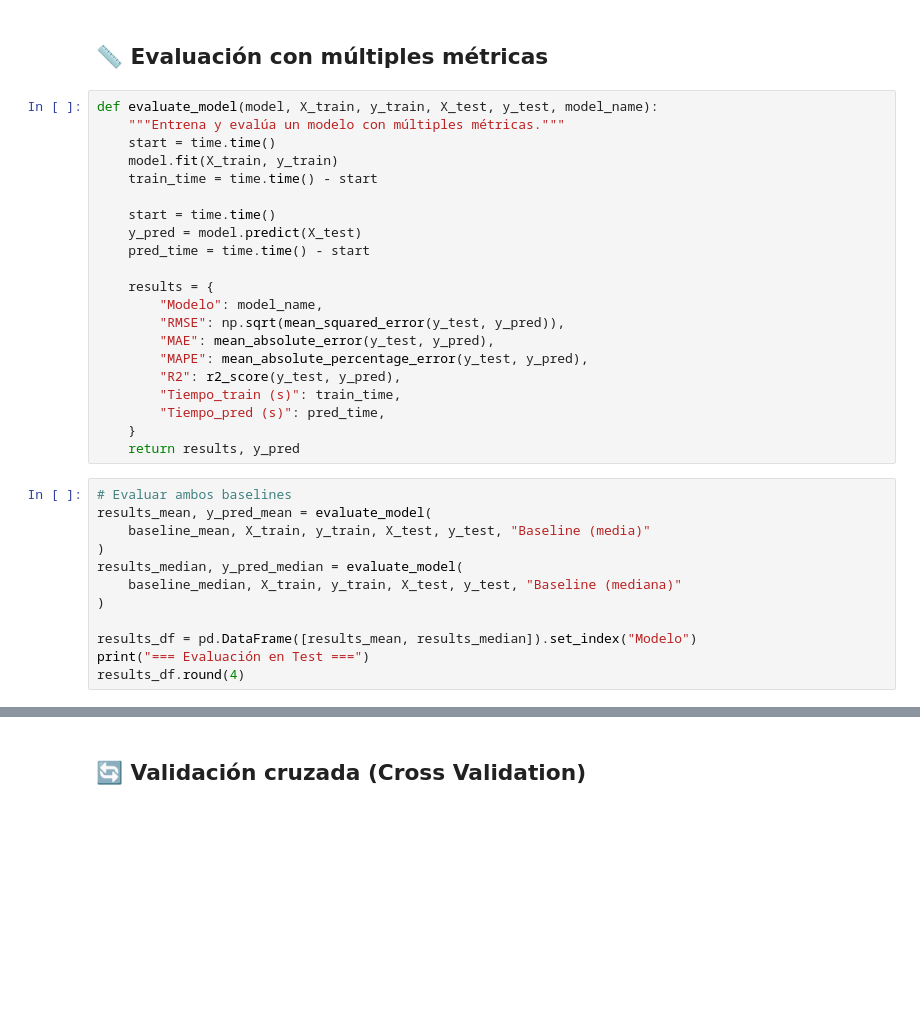
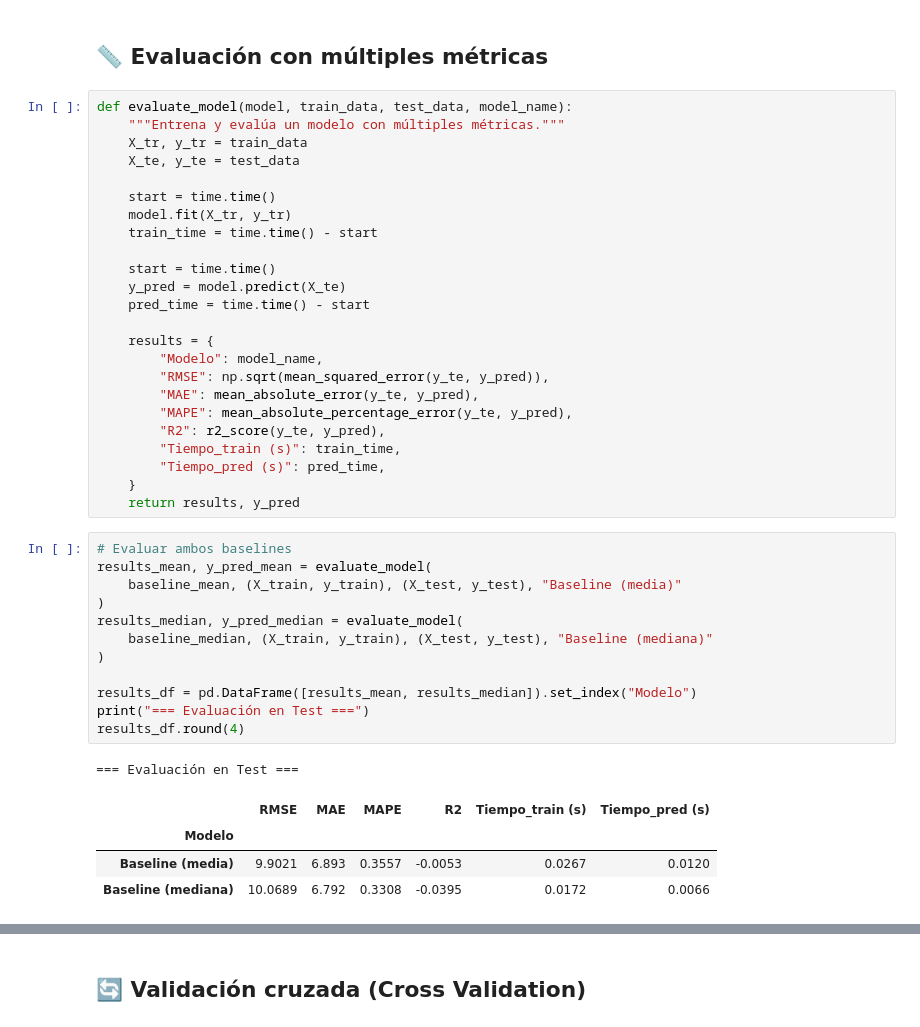
Before and after one commit to RafaGM1108/Boston_Home_Prices, a Jupyter notebook: notebooks/5-models/05_Modelo_Baseline.ipynb, the cells around one changed output, grey strips where cells are left out. Drawn from its saved outputs; the diff is of its cells as text; blank space fills up the shorter version.

```diff
--- a/notebooks/5-models/05_Modelo_Baseline.ipynb
+++ b/notebooks/5-models/05_Modelo_Baseline.ipynb
@@ -121,22 +163,25 @@ print(baseline_median)
 # %% [markdown]
 ## 📏 Evaluación con múltiples métricas
 # %%
-def evaluate_model(model, X_train, y_train, X_test, y_test, model_name):
+def evaluate_model(model, train_data, test_data, model_name):
     """Entrena y evalúa un modelo con múltiples métricas."""
+    X_tr, y_tr = train_data
+    X_te, y_te = test_data
+
     start = time.time()
-    model.fit(X_train, y_train)
+    model.fit(X_tr, y_tr)
     train_time = time.time() - start
 
     start = time.time()
-    y_pred = model.predict(X_test)
+    y_pred = model.predict(X_te)
     pred_time = time.time() - start
 
     results = {
         "Modelo": model_name,
-        "RMSE": np.sqrt(mean_squared_error(y_test, y_pred)),
-        "MAE": mean_absolute_error(y_test, y_pred),
-        "MAPE": mean_absolute_percentage_error(y_test, y_pred),
-        "R2": r2_score(y_test, y_pred),
+        "RMSE": np.sqrt(mean_squared_error(y_te, y_pred)),
+        "MAE": mean_absolute_error(y_te, y_pred),
+        "MAPE": mean_absolute_percentage_error(y_te, y_pred),
+        "R2": r2_score(y_te, y_pred),
         "Tiempo_train (s)": train_time,
         "Tiempo_pred (s)": pred_time,
     }
@@ -144,15 +189,21 @@ def evaluate_model(model, X_train, y_train, X_test, y_test, model_name):
 # %%
 # Evaluar ambos baselines
 results_mean, y_pred_mean = evaluate_model(
-    baseline_mean, X_train, y_train, X_test, y_test, "Baseline (media)"
+    baseline_mean, (X_train, y_train), (X_test, y_test), "Baseline (media)"
 )
 results_median, y_pred_median = evaluate_model(
-    baseline_median, X_train, y_train, X_test, y_test, "Baseline (mediana)"
+    baseline_median, (X_train, y_train), (X_test, y_test), "Baseline (mediana)"
 )
 
 results_df = pd.DataFrame([results_mean, results_median]).set_index("Modelo")
 print("=== Evaluación en Test ===")
 results_df.round(4)
+# %% [output]
+=== Evaluación en Test ===
+|  | RMSE | MAE | MAPE | R2 | Tiempo_train (s) | Tiempo_pred (s) |
+| Modelo |  |  |  |  |  |  |
+| Baseline (media) | 9.9021 | 6.893 | 0.3557 | -0.0053 | 0.0267 | 0.0120 |
+| Baseline (mediana) | 10.0689 | 6.792 | 0.3308 | -0.0395 | 0.0172 | 0.0066 |
 # %%
 # Visualización: predicción vs real
 fig, axes = plt.subplots(1, 2, figsize=(14, 5))
```
Also changed, not shown: parts of 11 cells of this notebook, 1 other file.
